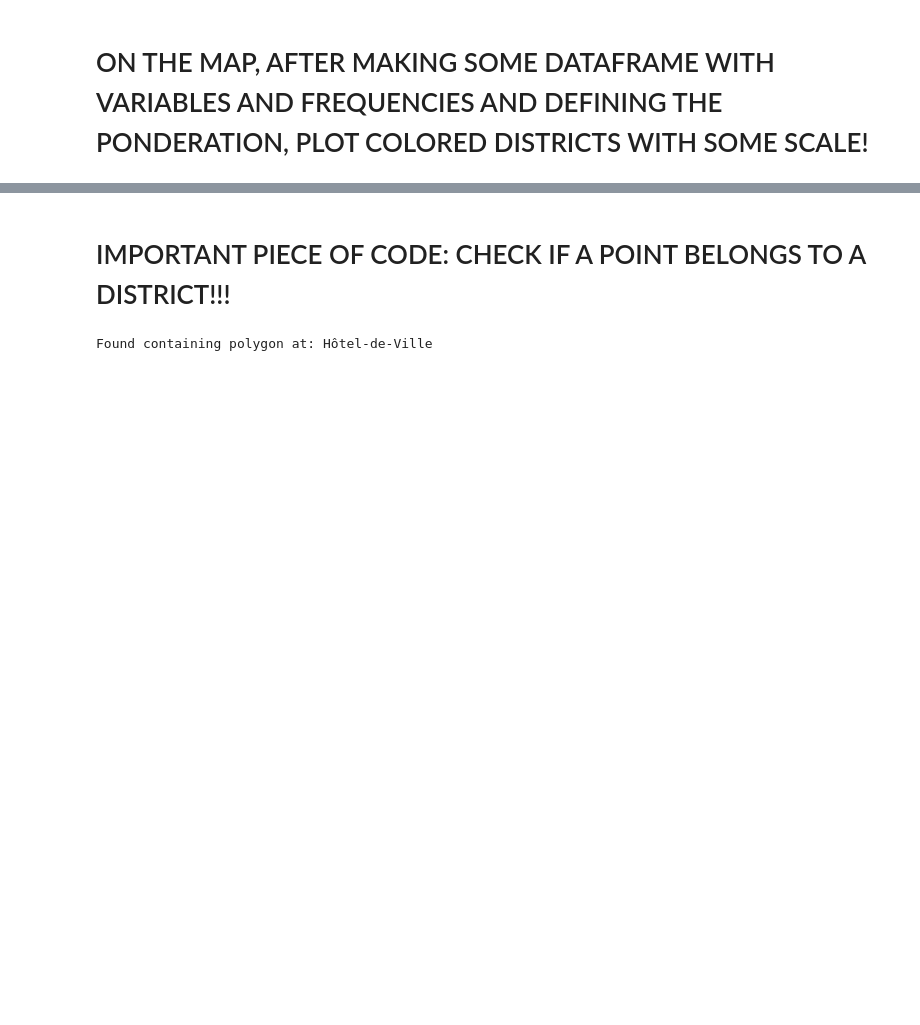
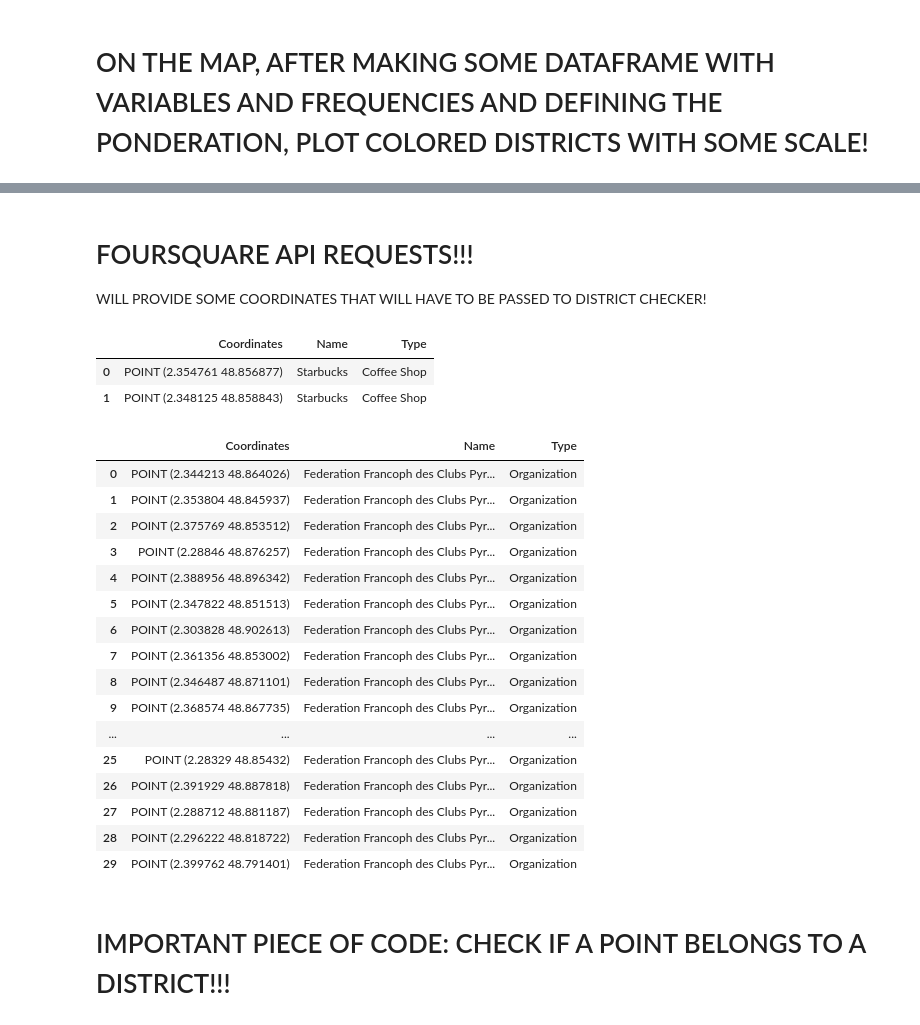
Before and after one commit to gerardrius/Gerard-Project-III, a Jupyter notebook: paris_geoqueries.ipynb, the cells around one changed output, grey strips where cells are left out. Saved outputs shown, nothing was run; the diff lists cells and outputs as text; code cells hidden in the pictures; blank space fills up the shorter version.

Commit message:
Map plot district distribution function done

```diff
--- a/paris_geoqueries.ipynb
+++ b/paris_geoqueries.ipynb
@@ -103,3 +101,36 @@ folium.Choropleth(
 paris_map
 # %% [output]
 [interactive output not drawn]
+# %% [markdown]
+# FOURSQUARE API REQUESTS!!!
+WILL PROVIDE SOME COORDINATES THAT WILL HAVE TO BE PASSED TO DISTRICT CHECKER!
+# %%
+def foursquare_query (query, place, limit=10):
+    url = f"https://api.foursquare.com/v3/places/search?query={query}&near={place}&limit={limit}"
+
+    headers = {
+        "accept": "application/json",
+        "Authorization": foursquare_key
+    }
+
+    # full response
+    response = requests.get(url, headers=headers).json()['results']
+    # name of the establishment
+    response[0]['name']
+    # coordinates
+    response[0]['geocodes']['main']['latitude']
+    response[0]['geocodes']['main']['longitude']
+
+    request_points = []
+    for i in range(len(response)):
+        request_points.append(Point(response[i]['geocodes']['main']['longitude'], response[i]['geocodes']['main']['latitude']))
+
+    d = {'Coordinates': request_points, 'Name': response[i]['name'], 'Type': response[i]['categories'][0]['name']}
+    df = pd.DataFrame(data=d)
+    return df
+# %%
+foursquare_query('Starbucks', 'Paris', 2)
+# %% [output]
+|  | Coordinates | Name | Type |
+| 0 | POINT (2.354761 48.856877) | Starbucks | Coffee Shop |
+| 1 | POINT (2.348125 48.858843) | Starbucks | Coffee Shop |
@@ -106,24 +139,24 @@ paris_map
+# %%
+party = foursquare_query('Party clubs', 'Paris', 50)
+# %%
+party
+# %% [output]
+|  | Coordinates | Name | Type |
+| 0 | POINT (2.344213 48.864026) | Federation Francoph des Clubs Pyr... | Organization |
+| 1 | POINT (2.353804 48.845937) | Federation Francoph des Clubs Pyr... | Organization |
+| 2 | POINT (2.375769 48.853512) | Federation Francoph des Clubs Pyr... | Organization |
+| 3 | POINT (2.28846 48.876257) | Federation Francoph des Clubs Pyr... | Organization |
+| 4 | POINT (2.388956 48.896342) | Federation Francoph des Clubs Pyr... | Organization |
+| 5 | POINT (2.347822 48.851513) | Federation Francoph des Clubs Pyr... | Organization |
+| 6 | POINT (2.303828 48.902613) | Federation Francoph des Clubs Pyr... | Organization |
+| 7 | POINT (2.361356 48.853002) | Federation Francoph des Clubs Pyr... | Organization |
+| 8 | POINT (2.346487 48.871101) | Federation Francoph des Clubs Pyr... | Organization |
+| 9 | POINT (2.368574 48.867735) | Federation Francoph des Clubs Pyr... | Organization |
+| ... | ... | ... | ... |
+| 25 | POINT (2.28329 48.85432) | Federation Francoph des Clubs Pyr... | Organization |
+| 26 | POINT (2.391929 48.887818) | Federation Francoph des Clubs Pyr... | Organization |
+| 27 | POINT (2.288712 48.881187) | Federation Francoph des Clubs Pyr... | Organization |
+| 28 | POINT (2.296222 48.818722) | Federation Francoph des Clubs Pyr... | Organization |
+| 29 | POINT (2.399762 48.791401) | Federation Francoph des Clubs Pyr... | Organization |
 # %% [markdown]
 # IMPORTANT PIECE OF CODE: CHECK IF A POINT BELONGS TO A DISTRICT!!!
-# %%
-# To check if a point is within a polygon
-import json
-from shapely.geometry import shape, Point
-# depending on your version, use: from shapely.geometry import shape, Point
-
-
-# load GeoJSON file containing sectors
-with open('feature.geojson') as geo_file:
-    geo_feature = json.load(geo_file)
-
-# construct point based on lon/lat returned by geocoder
-test_point = Point(2.35, 48.86)
-# str1 = starbucks_points[2]
-
-# check each polygon to see if it contains the point
-for feature in geo_feature['features']:
-    polygon = shape(feature['geometry'])
-    if polygon.contains(test_point):
-        print(f'Found containing polygon at: {feature["properties"]["name"]}')
-# %% [output]
-Found containing polygon at: Hôtel-de-Ville
```
Also changed, not shown: parts of 10 cells of this notebook, 1 other file.
